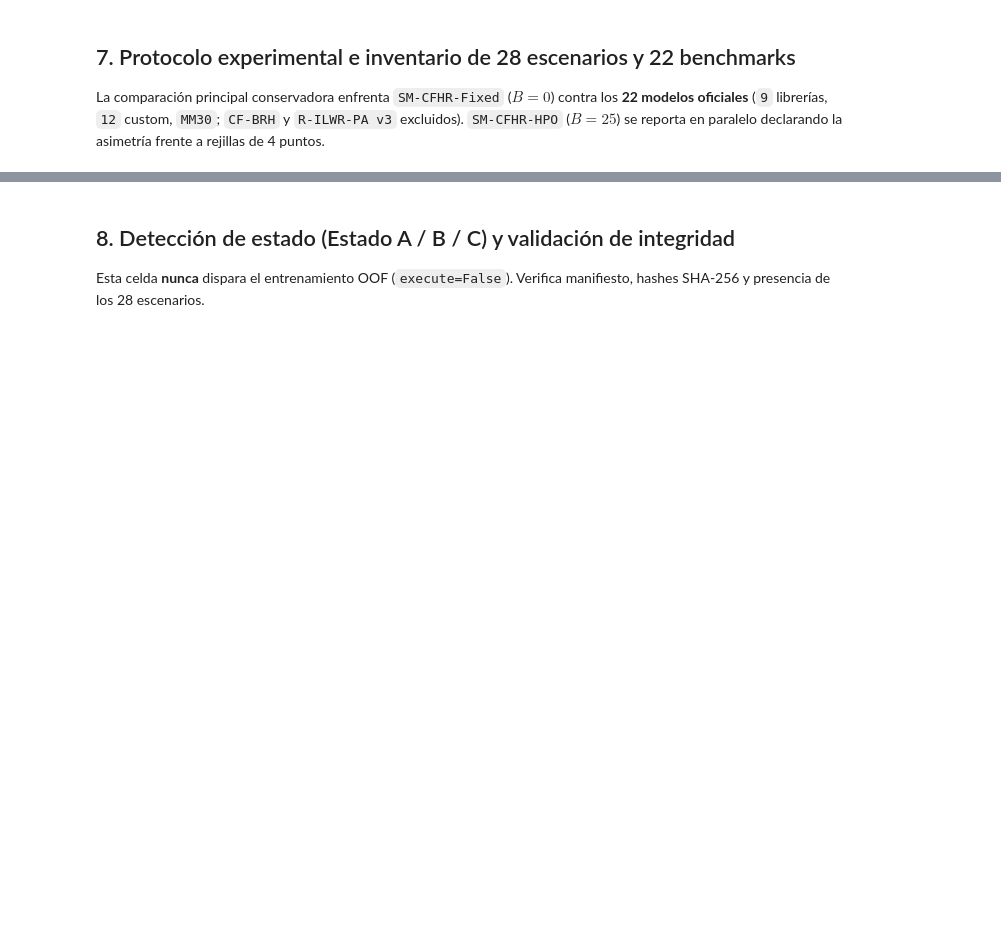
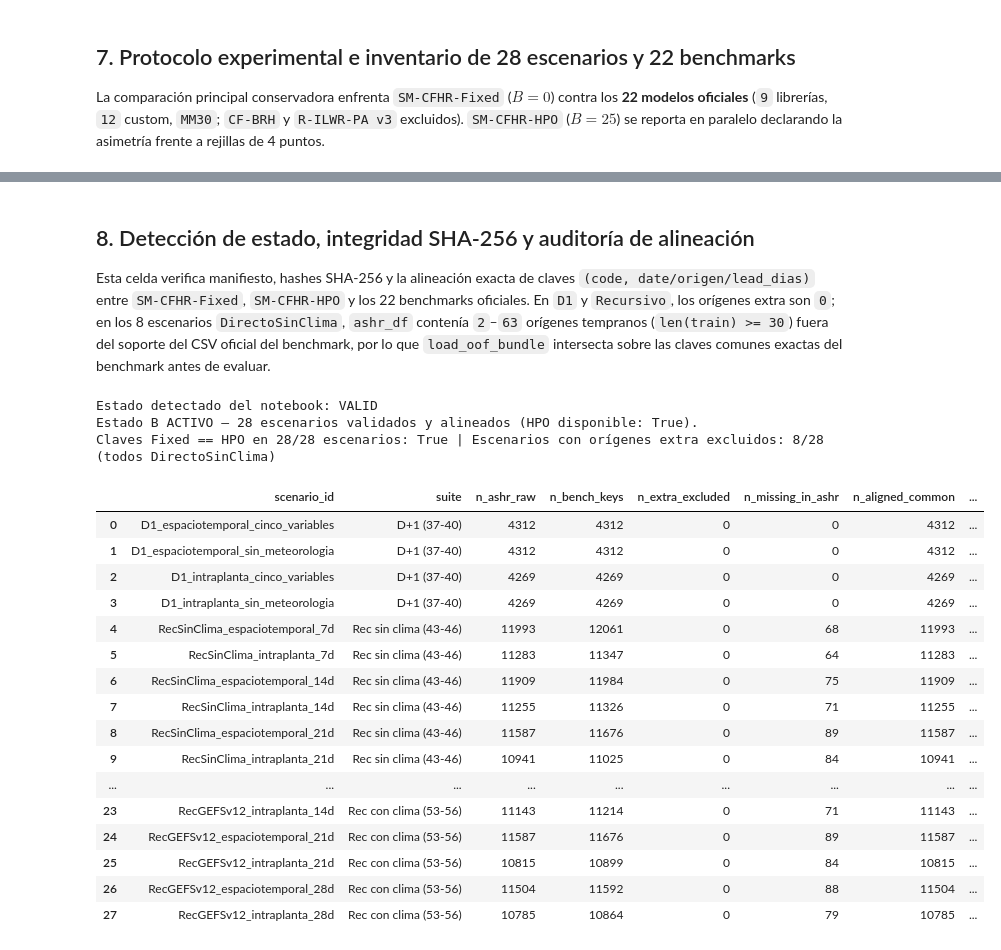
Before and after one commit to KrissV89/sm-cfhr, a Jupyter notebook: notebooks/actuales/evaluacion_cientifica_ashr_oof.ipynb, the cells around one changed output, grey strips where cells are left out. Cells and saved outputs as stored; diff of their text form; code cells hidden in the pictures; blank space fills up the shorter version.

```diff
--- a/notebooks/actuales/evaluacion_cientifica_ashr_oof.ipynb
+++ b/notebooks/actuales/evaluacion_cientifica_ashr_oof.ipynb
@@ -183,24 +256,53 @@ display(inv_df)
 # %% [markdown]
-## 8. Detección de estado (Estado A / B / C) y validación de integridad
+## 8. Detección de estado, integridad SHA-256 y auditoría de alineación
 
-Esta celda **nunca** dispara el entrenamiento OOF (`execute=False`). Verifica manifiesto, hashes SHA-256 y presencia de los 28 escenarios.
+Esta celda verifica manifiesto, hashes SHA-256 y la alineación exacta de claves `(code, date/origen/lead_dias)` entre `SM-CFHR-Fixed`, `SM-CFHR-HPO` y los 22 benchmarks oficiales. En `D1` y `Recursivo`, los orígenes extra son `0`; en los 8 escenarios `DirectoSinClima`, `ashr_df` contenía `2`–`63` orígenes tempranos (`len(train) >= 30`) fuera del soporte del CSV oficial del benchmark, por lo que `load_oof_bundle` intersecta sobre las claves comunes exactas del benchmark antes de evaluar.
 # %%
 dry_status = run_oof_definitivo(execute=False, root=ROOT)
 val_status = validate_oof_artifacts(OOF_DIR, CFG["sha256_src_adaptive_structured_huber"])
 state = val_status["state"]
 print("Estado detectado del notebook:", state)
 for rsn in val_status["reasons"]:
     print(" -", rsn)
 
 bundle = None
 hpo_preds_available = False
 if state == "VALID":
     bundle = load_oof_bundle(OOF_DIR, root=ROOT)
     hpo_files = list((OOF_DIR / "predicciones").glob("*_hpo.csv"))
     hpo_preds_available = len(hpo_files) == len(SCENARIOS_28)
     print(f"Estado B ACTIVO — 28 escenarios validados y alineados (HPO disponible: {hpo_preds_available}).")
+    align_path = OOF_DIR / "inferencia" / "auditoria_alineacion_benchmarks.csv"
+    if align_path.exists():
+        align_df = pd.read_csv(align_path)
+        print(
+            f"Claves Fixed == HPO en 28/28 escenarios: {bool(align_df['fixed_hpo_keys_identical'].all())} | "
+            f"Escenarios con orígenes extra excluidos: {int((align_df['n_extra_excluded'] > 0).sum())}/28 (todos DirectoSinClima)"
+        )
+        display(align_df)
 elif state == "INVALID":
     print("ESTADO C (INCONSISTENTE / PARCIAL): se bloquean conclusiones confirmatorias.")
 else:
-    print("ESTADO A (PENDIENTE): ejecutar posteriormente `python scripts/evaluacion/ejecutar_oof_definitivo_ashr.py --ejecutar-oof-definitivo`.")
+    print("ESTADO A (PENDIENTE): ejecutar OOF definitivo antes de analizar.")
+# %% [output]
+Estado detectado del notebook: VALID
+Estado B ACTIVO — 28 escenarios validados y alineados (HPO disponible: True).
+Claves Fixed == HPO en 28/28 escenarios: True | Escenarios con orígenes extra excluidos: 8/28 (todos DirectoSinClima)
+|  | scenario_id | suite | n_ashr_raw | n_bench_keys | n_extra_excluded | n_missing_in_ashr | n_aligned_common | ... |
+| 0 | D1_espaciotemporal_cinco_variables | D+1 (37-40) | 4312 | 4312 | 0 | 0 | 4312 | ... |
+| 1 | D1_espaciotemporal_sin_meteorologia | D+1 (37-40) | 4312 | 4312 | 0 | 0 | 4312 | ... |
+| 2 | D1_intraplanta_cinco_variables | D+1 (37-40) | 4269 | 4269 | 0 | 0 | 4269 | ... |
+| 3 | D1_intraplanta_sin_meteorologia | D+1 (37-40) | 4269 | 4269 | 0 | 0 | 4269 | ... |
+| 4 | RecSinClima_espaciotemporal_7d | Rec sin clima (43-46) | 11993 | 12061 | 0 | 68 | 11993 | ... |
+| 5 | RecSinClima_intraplanta_7d | Rec sin clima (43-46) | 11283 | 11347 | 0 | 64 | 11283 | ... |
+| 6 | RecSinClima_espaciotemporal_14d | Rec sin clima (43-46) | 11909 | 11984 | 0 | 75 | 11909 | ... |
+| 7 | RecSinClima_intraplanta_14d | Rec sin clima (43-46) | 11255 | 11326 | 0 | 71 | 11255 | ... |
+| 8 | RecSinClima_espaciotemporal_21d | Rec sin clima (43-46) | 11587 | 11676 | 0 | 89 | 11587 | ... |
+| 9 | RecSinClima_intraplanta_21d | Rec sin clima (43-46) | 10941 | 11025 | 0 | 84 | 10941 | ... |
+| ... | ... | ... | ... | ... | ... | ... | ... | ... |
+| 23 | RecGEFSv12_intraplanta_14d | Rec con clima (53-56) | 11143 | 11214 | 0 | 71 | 11143 | ... |
+| 24 | RecGEFSv12_espaciotemporal_21d | Rec con clima (53-56) | 11587 | 11676 | 0 | 89 | 11587 | ... |
+| 25 | RecGEFSv12_intraplanta_21d | Rec con clima (53-56) | 10815 | 10899 | 0 | 84 | 10815 | ... |
+| 26 | RecGEFSv12_espaciotemporal_28d | Rec con clima (53-56) | 11504 | 11592 | 0 | 88 | 11504 | ... |
+| 27 | RecGEFSv12_intraplanta_28d | Rec con clima (53-56) | 10785 | 10864 | 0 | 79 | 10785 | ... |
 # %% [markdown]
```
Also changed, not shown: parts of 31 cells of this notebook, 15 other files.
